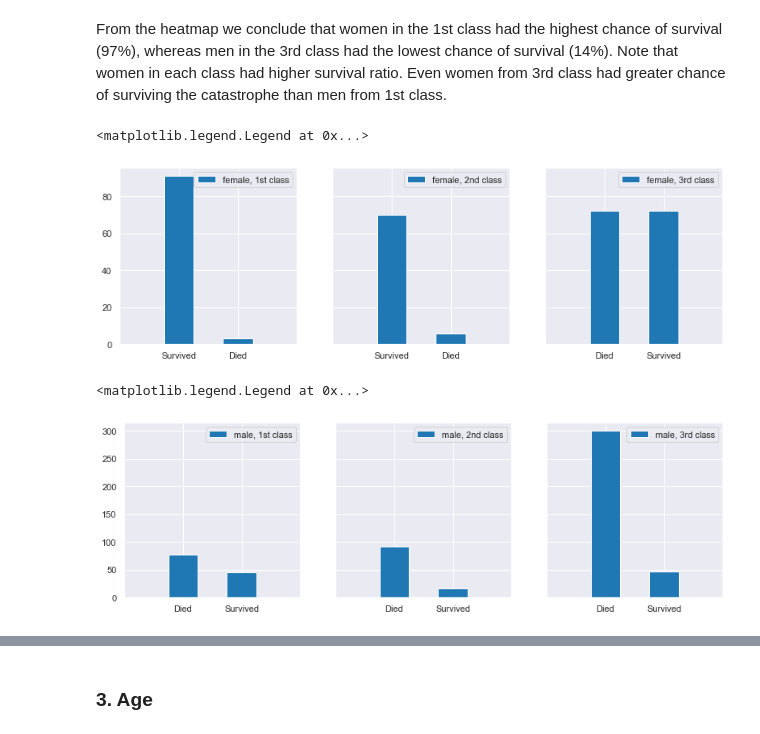
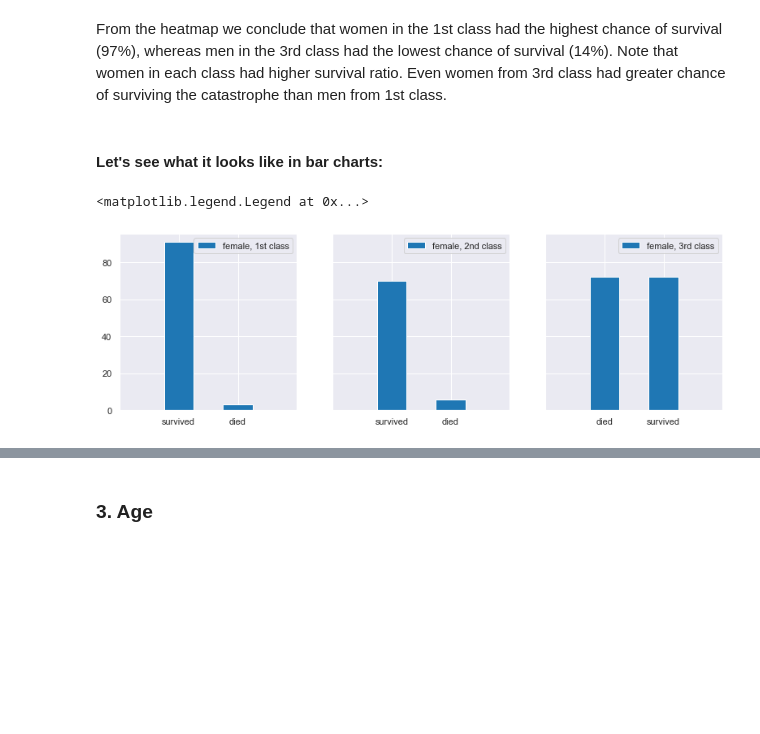
Before and after one commit to golecalicja/titanic-survivor-prediction, a Jupyter notebook: Titanic Survivor Prediction.ipynb, the cells around one changed output, grey strips where cells are left out. Drawn from its saved outputs; the diff is of its cells as text; code cells hidden in the pictures; blank space fills up the shorter version.

```diff
--- a/Titanic Survivor Prediction.ipynb
+++ b/Titanic Survivor Prediction.ipynb
@@ -232,55 +238,31 @@ Text(0.5, 1.0, 'Survival ratio by passenger class and sex')
 [figure]
 # %% [markdown]
 From the heatmap we conclude that women in the 1st class had the highest chance of survival (97%), whereas men in the 3rd class had the lowest chance of survival (14%). Note that women in each class had higher survival ratio. Even women from 3rd class had greater chance of surviving the catastrophe than men from 1st class.
-# %%
-fig=plt.figure(figsize=(18,4))
-
-ax1=fig.add_subplot(141)
-female_1st_class = df_train["survived"][df_train["sex"] == 'female'][df_train["class"] == 1].value_counts()
-female_1st_class.plot(kind='bar', label='female, 1st class')
-ax1.set_xticklabels(["Survived", "Died"], rotation=0)
-ax1.set_xlim(-1, len(female_1st_class))
-plt.legend(loc='best')
-
-ax2=fig.add_subplot(142, sharey=ax1)
-female_2nd_class = df_train["survived"][df_train["sex"] == 'female'][df_train["class"] == 2].value_counts()
-female_2nd_class.plot(kind='bar', label='female, 2nd class')
-ax2.set_xticklabels(["Survived","Died"], rotation=0)
-ax2.set_xlim(-1, len(female_2nd_class))
-plt.legend(loc='best')
-
-ax3=fig.add_subplot(143, sharey=ax1)
-female_3rd_class = df_train["survived"][df_train["sex"] == 'female'][df_train["class"] == 3].value_counts()
-female_3rd_class.plot(kind='bar', label='female, 3rd class')
-ax3.set_xticklabels(["Died","Survived"], rotation=0)
-ax3.set_xlim(-1, len(female_3rd_class))
-plt.legend(loc='best')
-# %% [output]
-<matplotlib.legend.Legend at 0x...>
-[figure, removed]
-# %%
-fig=plt.figure(figsize=(18,4))
-
-ax1=fig.add_subplot(141)
-male_1st_class = df_train["survived"][df_train["sex"] == 'male'][df_train["class"] == 1].value_counts()
-male_1st_class.plot(kind='bar', label='male, 1st class')
-ax1.set_xticklabels(["Died", "Survived"], rotation=0)
-ax1.set_xlim(-1, len(male_1st_class))
-plt.legend(loc='best')
-
-ax2=fig.add_subplot(142, sharey=ax1)
-male_2nd_class = df_train["survived"][df_train["sex"] == 'male'][df_train["class"] == 2].value_counts()
-male_2nd_class.plot(kind='bar', label='male, 2nd class')
-ax2.set_xticklabels(["Died","Survived"], rotation=0)
-ax2.set_xlim(-1, len(male_2nd_class))
-plt.legend(loc='best')
-
-ax3=fig.add_subplot(143, sharey=ax1)
-male_3rd_class = df_train["survived"][df_train["sex"] == 'male'][df_train["class"] == 3].value_counts()
-male_3rd_class.plot(kind='bar', label='male, 3rd class')
-ax3.set_xticklabels(["Died","Survived"], rotation=0)
-ax3.set_xlim(-1, len(male_3rd_class))
-plt.legend(loc='best')
-# %% [output]
-<matplotlib.legend.Legend at 0x...>
-[figure, removed]
+# %% [markdown]
+#### Let's see what it looks like in bar charts:
+# %%
+fig=plt.figure(figsize=(18,4))
+
+ax1=fig.add_subplot(141)
+female_1st_class = df_train["survived"][df_train["sex"] == 'female'][df_train["class"] == 1].value_counts()
+female_1st_class.plot(kind='bar', label='female, 1st class')
+ax1.set_xticklabels(["survived", "died"], rotation=0)
+ax1.set_xlim(-1, len(female_1st_class))
+plt.legend(loc='best')
+
+ax2=fig.add_subplot(142, sharey=ax1)
+female_2nd_class = df_train["survived"][df_train["sex"] == 'female'][df_train["class"] == 2].value_counts()
+female_2nd_class.plot(kind='bar', label='female, 2nd class')
+ax2.set_xticklabels(["survived","died"], rotation=0)
+ax2.set_xlim(-1, len(female_2nd_class))
+plt.legend(loc='best')
+
+ax3=fig.add_subplot(143, sharey=ax1)
+female_3rd_class = df_train["survived"][df_train["sex"] == 'female'][df_train["class"] == 3].value_counts()
+female_3rd_class.plot(kind='bar', label='female, 3rd class')
+ax3.set_xticklabels(["died","survived"], rotation=0)
+ax3.set_xlim(-1, len(female_3rd_class))
+plt.legend(loc='best')
+# %% [output]
+<matplotlib.legend.Legend at 0x...>
+[figure, added]
```
Also changed, not shown: parts of 50 cells of this notebook.
